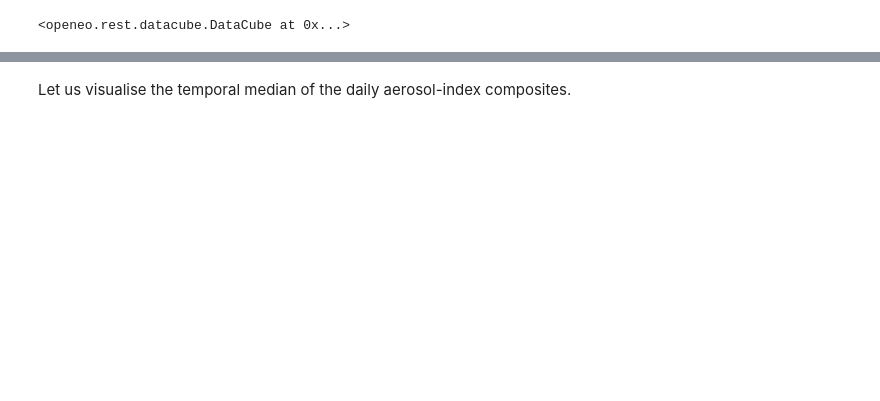
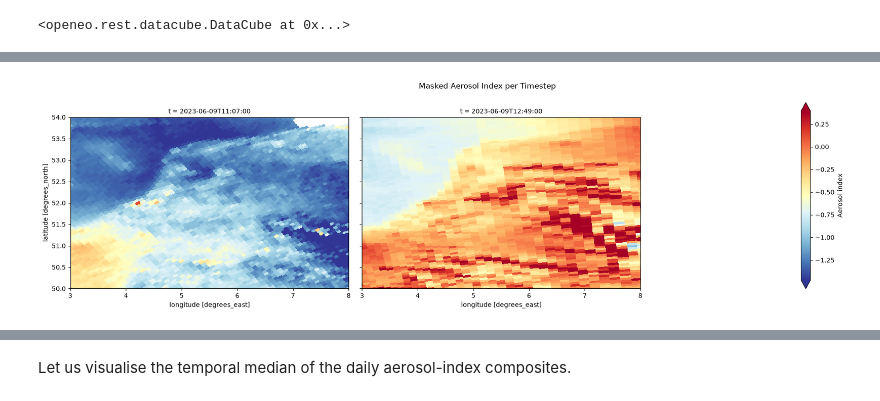
Before and after one commit to Open-EO/openeo-community-examples, a Jupyter notebook: python/AccessSentinel5P/Access_&_Analyse_Sentinel5P_Products.ipynb, the cells around one changed output, grey strips where cells are left out. Drawn from its saved outputs; the diff is of its cells as text; code cells hidden in the pictures; blank space fills up the shorter version.

```diff
--- a/python/AccessSentinel5P/Access_&_Analyse_Sentinel5P_Products.ipynb
+++ b/python/AccessSentinel5P/Access_&_Analyse_Sentinel5P_Products.ipynb
@@ -129 +114,26 @@ The saved file includes the daily aerosol-index composites for the specified reg
+# %%
+### Plot one map per timestep for masked_aerosol_index_benelux.nc
+import matplotlib.pyplot as plt
+import xarray as xr
+
+with xr.open_dataset("masked_aerosol_index_benelux.nc") as ds:
+    data = ds["aerosol_index_354_388"].load()
+
+vmin, vmax = data.quantile([0.02, 0.98], skipna=True).values
+time = next((dim for dim in ("time", "t") if dim in data.dims), None)
+plot_kwargs = {"cmap": "RdYlBu_r", "vmin": float(vmin), "vmax": float(vmax),"cbar_kwargs": {"label": "Aerosol index"},}
+
+if time is None:
+    fig, ax = plt.subplots(figsize=(11, 8))
+    data.plot(ax=ax, **plot_kwargs)
+    ax.set_title("Masked Aerosol Index")
+    plt.tight_layout()
+else:
+    grid = data.plot(col=time, col_wrap=3, size=5, aspect=1.25,**plot_kwargs)
+    grid.fig.suptitle("Masked Aerosol Index per Timestep", y=1.02)
+    grid.fig.tight_layout()
+
+plt.show()
+# %% [output]
+[figure, added]
 # %% [markdown]
```
Also changed, not shown: parts of 15 cells of this notebook.
